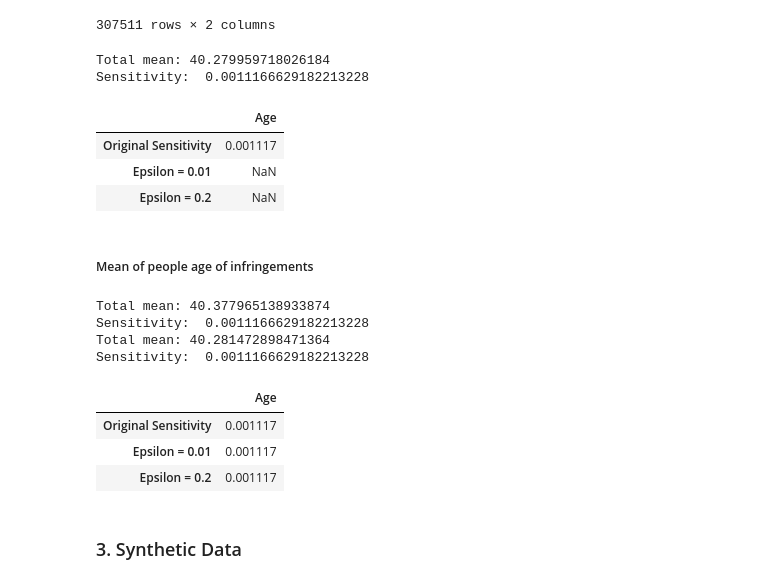
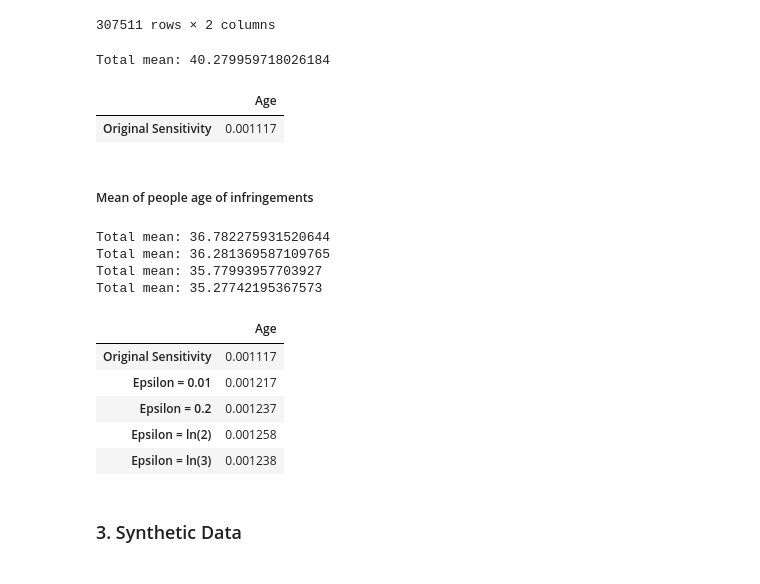
Before and after one commit to patii01/SP-Project, a Jupyter notebook: Assignment 2/SP_Assignment2.ipynb, the cells around one changed output. Saved outputs shown, nothing was run; the diff lists cells and outputs as text; code cells hidden in the pictures.

```diff
--- a/Assignment 2/SP_Assignment2.ipynb
+++ b/Assignment 2/SP_Assignment2.ipynb
@@ -249,51 +291,46 @@ display(df)
 | 307510 | 0 | 46 |
 307511 rows × 2 columns
 # %%
-def sensitivity_age(data):
-    l = []
-    mean_age = data['age'].mean()
-    print("Total mean:", mean_age)
-    for i in range(len(data)):
-        aux = data.drop(data.index[i])
-        l.append(abs(mean_age - aux['age'].mean()))
+analyse = df[df['infringed'] == 1]
+s_age = sensitivity_mean(analyse["age"])
 
-    s_age_v = max(l)
-    print("Sensitivity: ", s_age_v)
-    return s_age_v
-
-analyse = df[df['infringed'] == 1]
-s_age = sensitivity_age(analyse)
-
-res_age = pd.DataFrame(columns=["Age"], index = ["Original Sensitivity", "Epsilon = 0.01", "Epsilon = 0.2"])
+res_age = pd.DataFrame(columns=["Age"], index = ["Original Sensitivity"])
 res_age.loc["Original Sensitivity"] = s_age
 display(res_age)
 # %% [output]
 Total mean: 40.279959718026184
-Sensitivity:  0.0011166629182213228
 |  | Age |
 | Original Sensitivity | 0.001117 |
-| Epsilon = 0.01 | NaN |
-| Epsilon = 0.2 | NaN |
 # %% [markdown]
 ##### Mean of people age of infringements
 # %%
-dp_age_001 = add_laplace_noise(analyse, s_age, 0.01)
-s_age_001 = sensitivity_age(dp_age_001)
+dp_age_001 = add_laplace_noise(analyse["age"], "age", s_age, 0.01)
+s_age_001 = sensitivity_mean(dp_age_001["age"])
 res_age.loc["Epsilon = 0.01"] = s_age_001
 
-dp_age_02 = add_laplace_noise(analyse, s_age, 0.2)
-s_age_02 = sensitivity_age(dp_age_02)
+dp_age_02 = add_laplace_noise(analyse["age"], "age", s_age, 0.2)
+s_age_02 = sensitivity_mean(dp_age_02["age"])
 res_age.loc["Epsilon = 0.2"] = s_age_02
 
+dp_age_l2 = add_laplace_noise(analyse["age"], "age", s_age, np.log(2))
+s_age_l2 = sensitivity_mean(dp_age_l2["age"])
+res_age.loc["Epsilon = ln(2)"] = s_age_l2
+
+dp_age_l3 = add_laplace_noise(analyse["age"], "age", s_age, np.log(3))
+s_age_l3 = sensitivity_mean(dp_age_l3["age"])
+res_age.loc["Epsilon = ln(3)"] = s_age_l3
+
 display(res_age)
 # %% [output]
-Total mean: 40.377965138933874
-Sensitivity:  0.0011166629182213228
-Total mean: 40.281472898471364
-Sensitivity:  0.0011166629182213228
+Total mean: 36.782275931520644
+Total mean: 36.281369587109765
+Total mean: 35.77993957703927
+Total mean: 35.27742195367573
 |  | Age |
 | Original Sensitivity | 0.001117 |
-| Epsilon = 0.01 | 0.001117 |
-| Epsilon = 0.2 | 0.001117 |
+| Epsilon = 0.01 | 0.001217 |
+| Epsilon = 0.2 | 0.001237 |
+| Epsilon = ln(2) | 0.001258 |
+| Epsilon = ln(3) | 0.001238 |
 # %% [markdown]
 ### 3. Synthetic Data
```
Also changed, not shown: parts of 5 cells of this notebook.
